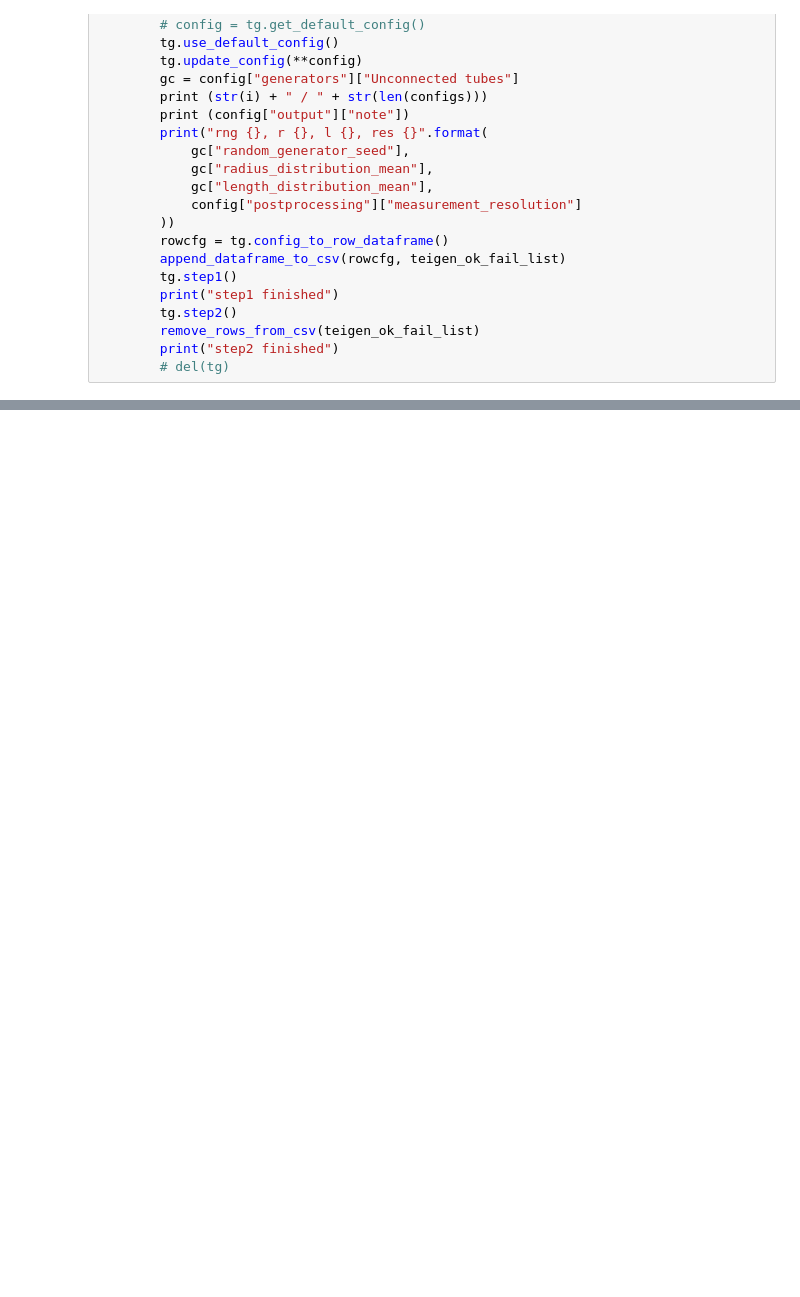
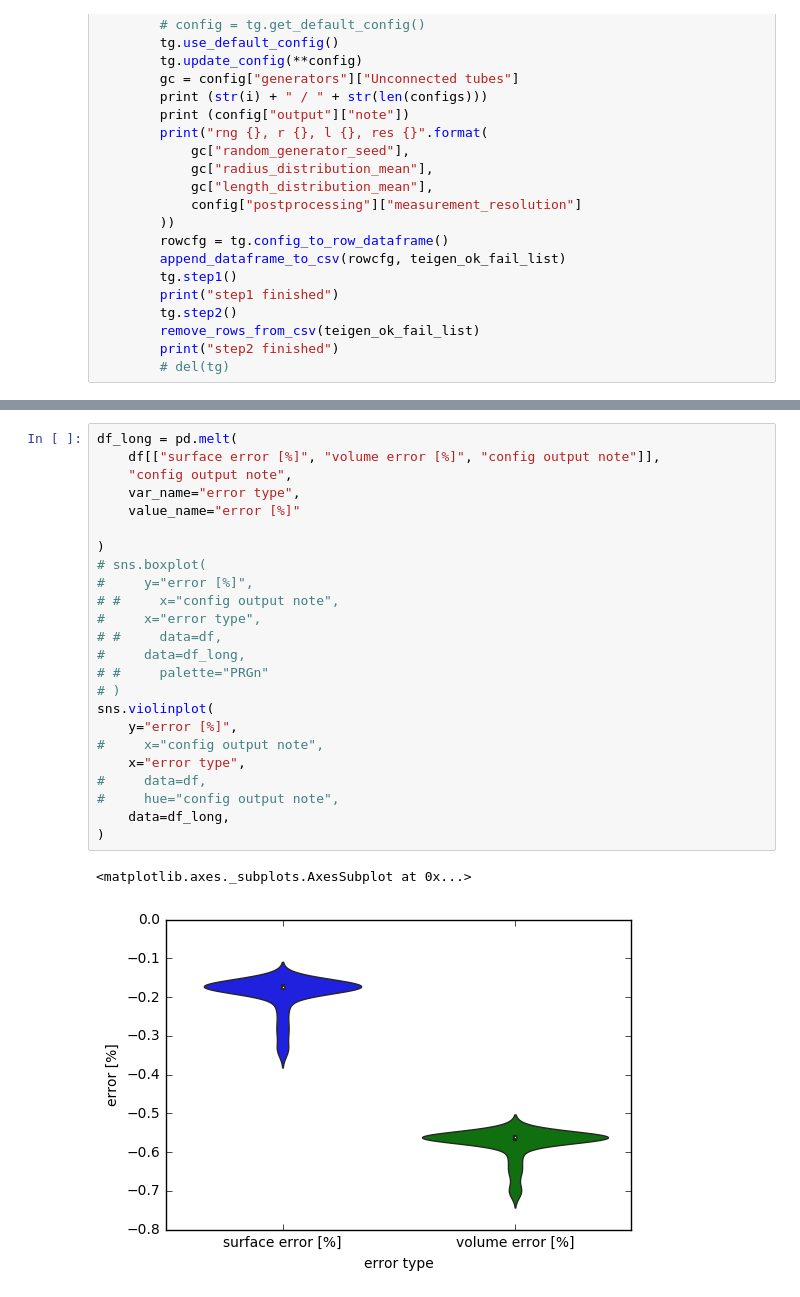
Before and after one commit to mjirik/teigen, a Jupyter notebook: examples/evaltools.ipynb, the cells around one changed output, grey strips where cells are left out. Saved outputs shown, nothing was run; the diff lists cells and outputs as text; blank space fills up the shorter version.

```diff
--- a/examples/evaltools.ipynb
+++ b/examples/evaltools.ipynb
@@ -162,0 +251,27 @@ def read_data(datapath):
+# %%
+df_long = pd.melt(
+    df[["surface error [%]", "volume error [%]", "config output note"]],
+    "config output note",
+    var_name="error type",
+    value_name="error [%]"
+
+)
+# sns.boxplot(
+#     y="error [%]",
+# #     x="config output note",
+#     x="error type",
+# #     data=df,
+#     data=df_long,
+# #     palette="PRGn"
+# )
+sns.violinplot(
+    y="error [%]",
+#     x="config output note",
+    x="error type",
+#     data=df,
+#     hue="config output note",
+    data=df_long,
+)
+# %% [output]
+<matplotlib.axes._subplots.AxesSubplot at 0x...>
+[figure, added]
```
Also changed, not shown: parts of 9 cells of this notebook, 2 other files.
